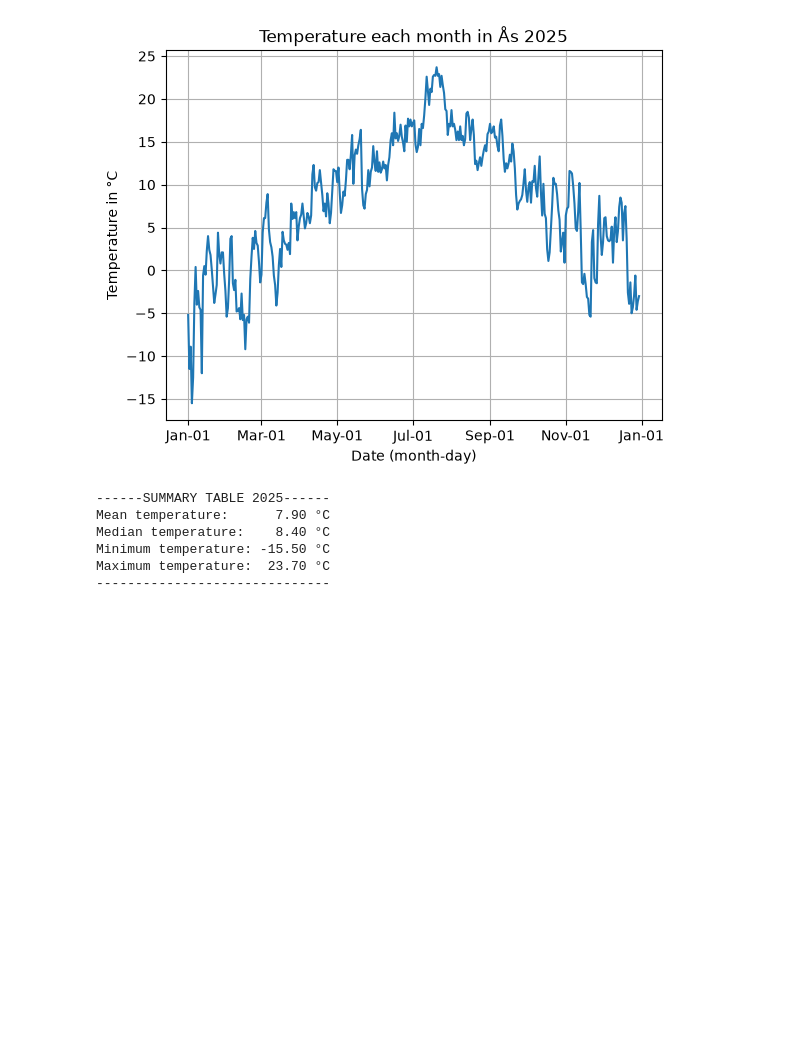
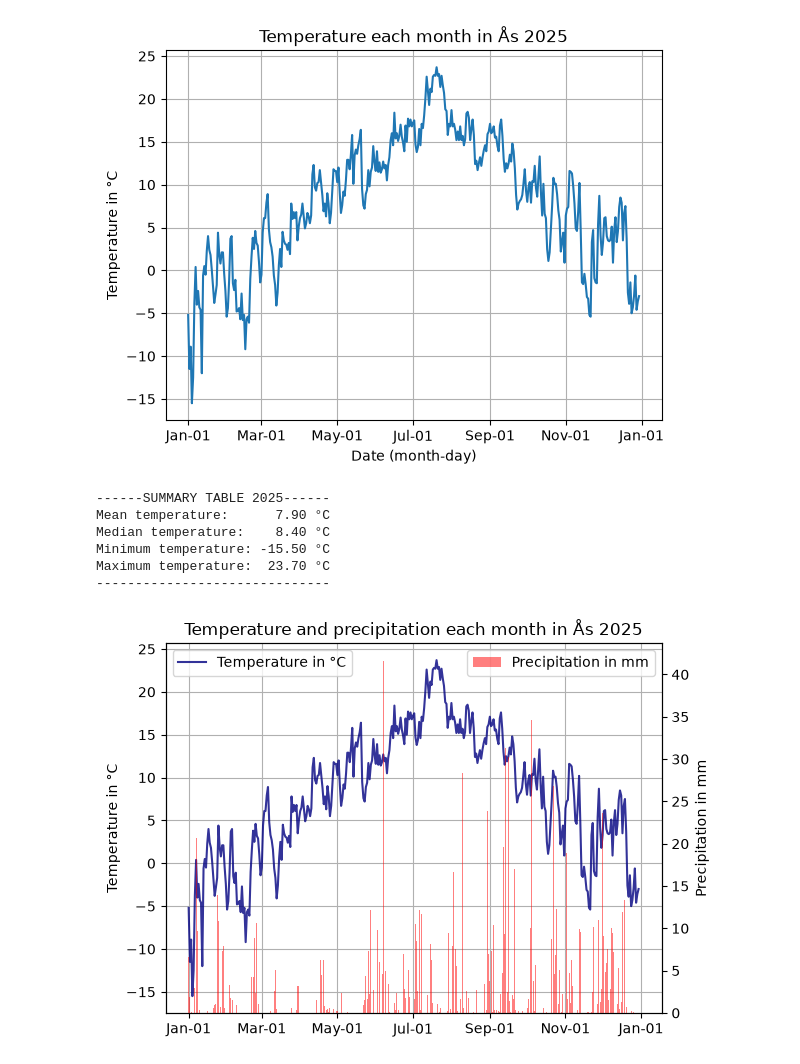
Before and after one commit to cynthia2701/Deliverable_1, a Jupyter notebook: main.ipynb, the cells around one changed output. Drawn from its saved outputs; the diff is of its cells as text; code cells hidden in the pictures; blank space fills up the shorter version.

Commit message:
Task 2, date, temp and precip data added into dataframe and graph set up with two y-axes. precip shown as bar diagram. temp still line plot.

```diff
--- a/main.ipynb
+++ b/main.ipynb
@@ -65,3 +63,63 @@ Median temperature:    8.40 °C
 Minimum temperature: -15.50 °C
 Maximum temperature:  23.70 °C
 ------------------------------
+# %%
+#Task 02: precipitation:
+
+# Get data, both temperature and precipitation, from frost.met.no
+
+from matplotlib.pyplot import bar
+
+
+parameters = {
+'sources': 'SN17850',
+'elements': 'mean(air_temperature P1D),sum(precipitation_amount P1D)',
+'referencetime': '2025-01-01/2025-12-31',
+}
+
+response_02 = requests.get(endpoint, parameters, auth=(client_id, ''))
+assert response_02.status_code == 200
+data = response_02.json()
+
+
+metrics = []
+for day in data['data']:
+    date = pd.Timestamp(day['referenceTime'])
+    temp = None
+    precip = 0.0
+    for observation in day['observations']:
+        if observation['elementId'] == 'mean(air_temperature P1D)' and temp is None:
+            temp = observation['value']
+        elif observation['elementId'] == 'sum(precipitation_amount P1D)':
+            precip = observation['value']
+    metrics.append((date, temp, precip))
+
+
+dataframe_02 = pd.DataFrame(metrics, columns=['Date', 'Temperature', 'Precipitation'])
+dataframe_02.set_index('Date', inplace=True)
+
+
+# make a plot that shows both temperature and precipitation for 2025.
+# we decided to use a bar chart for percipitation and a line chart for temperature.
+
+plt.title('Temperature and precipitation each month in Ås 2025')
+
+ax1 = plt.gca()
+ax1.plot(dataframe_02.index, dataframe_02['Temperature'], color='navy', alpha = 0.8, label ='Temperature in °C')
+ax1.set_ylabel('Temperature in °C')
+
+ax2 = ax1.twinx()
+ax2.bar(dataframe_02.index, dataframe_02['Precipitation'], color='red', alpha=0.5, label='Precipitation in mm')
+
+ax2.set_ylabel('Precipitation in mm')
+
+
+
+plt.gca().xaxis.set_major_formatter(plt.matplotlib.dates.DateFormatter('%b-%d'))
+plt.xlabel('Date (month-day)')
+
+ax1.legend(loc='upper left'), ax2.legend(loc='upper right')
+ax1.grid(True)
+plt.show()
+# %% [output]
+[figure, added]
```
Also changed, not shown: parts of 1 cell of this notebook.
